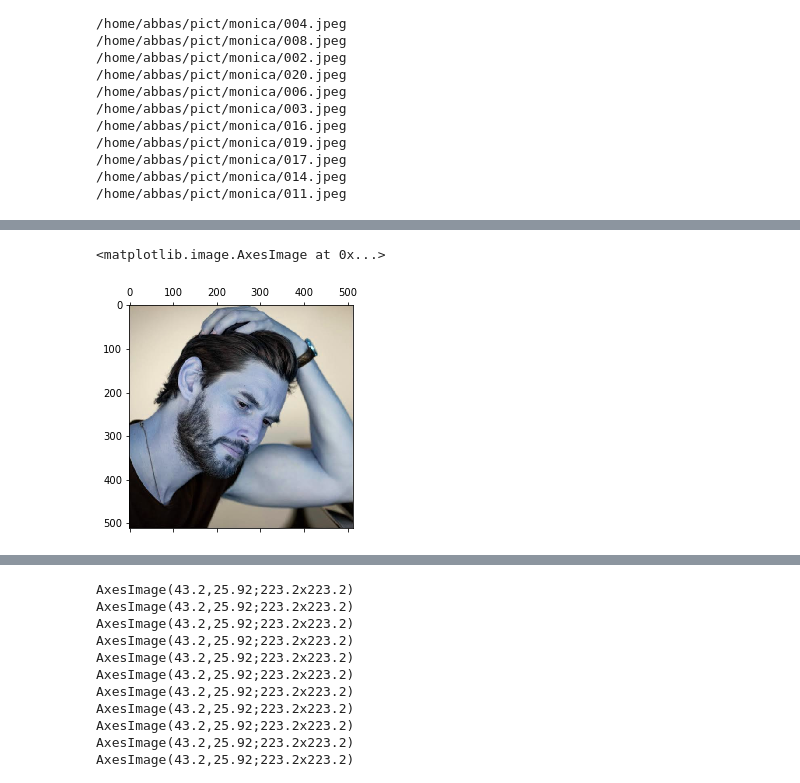
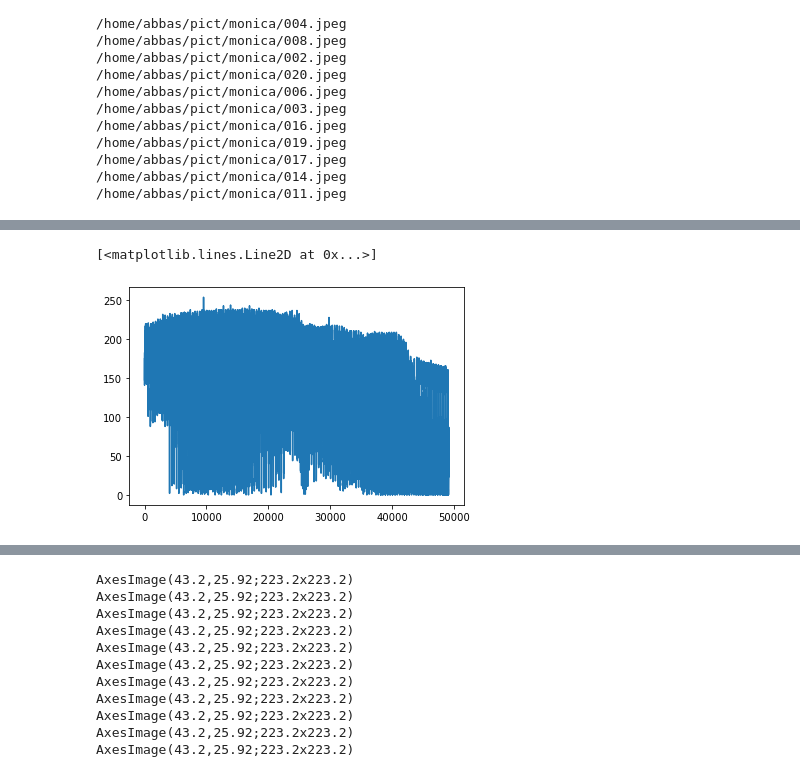
Before and after one commit to abbasshafi/SZIC-AI, a Jupyter notebook: 20 July Image labeling and applying ML algo.ipynb, the cells around one changed output, grey strips where cells are left out. Saved outputs shown, nothing was run; the diff lists cells and outputs as text; code cells hidden in the pictures.

```diff
--- a/20 July Image labeling and applying ML algo.ipynb
+++ b/20 July Image labeling and applying ML algo.ipynb
@@ -8,7 +8,7 @@ from skimage import img_as_ubyte
 import matplotlib.pyplot as plt
 
 images_list_b = []
-SIZE = 512
+SIZE = 128
 
 path = "/home/abbas/pict/ben/*.*"
 
@@ -17,17 +17,18 @@ for file in glob.glob(path):
     print(file)     #just stop here to see all file names printed
     img= cv2.imread(file,1)  #now, we can read each file since we have the full path
     img = cv2.resize(img, (SIZE, SIZE))
+    img=img.flatten()
     images_list_b.append(img)
 
 images_list_b = np.array(images_list_b)
 
-#Process each slice in the stack
-img_number = 1
-for image in range(images_list_b.shape[0]):
-    input_img = images_list_b[image,:,:]  #Grey images. For color add another dim.
-    smoothed_image = img_as_ubyte(gaussian(input_img, sigma=5, mode='constant', cval=0.0))
-    cv2.imwrite("test_images/smoothed/smoothed_image"+str(img_number)+".jpg", smoothed_image)
-    img_number +=1
+# #Process each slice in the stack
+# img_number = 1
+# for image in range(images_list_b.shape[0]):
+#     input_img = images_list_b[image,:,:]  #Grey images. For color add another dim.
+#     smoothed_image = img_as_ubyte(gaussian(input_img, sigma=5, mode='constant', cval=0.0))
+#     cv2.imwrite("test_images/smoothed/smoothed_image"+str(img_number)+".jpg", smoothed_image)
+#     img_number +=1
 # %% [output]
 /home/abbas/pict/ben/15.jpeg
 /home/abbas/pict/ben/8.jpeg
@@ -100,8 +101,8 @@ plt.matshow(images_list_m[4])
 # %%
-plt.matshow(images_list_b[7])
+plt.plot(images_list_b[7])
 # %% [output]
-<matplotlib.image.AxesImage at 0x...>
+[<matplotlib.lines.Line2D at 0x...>]
-[figure, old version]
+[figure, new version]
 # %%
 for i in images_list_b:
     print(plt.matshow(i))
```
Also changed, not shown: parts of 15 cells of this notebook.
